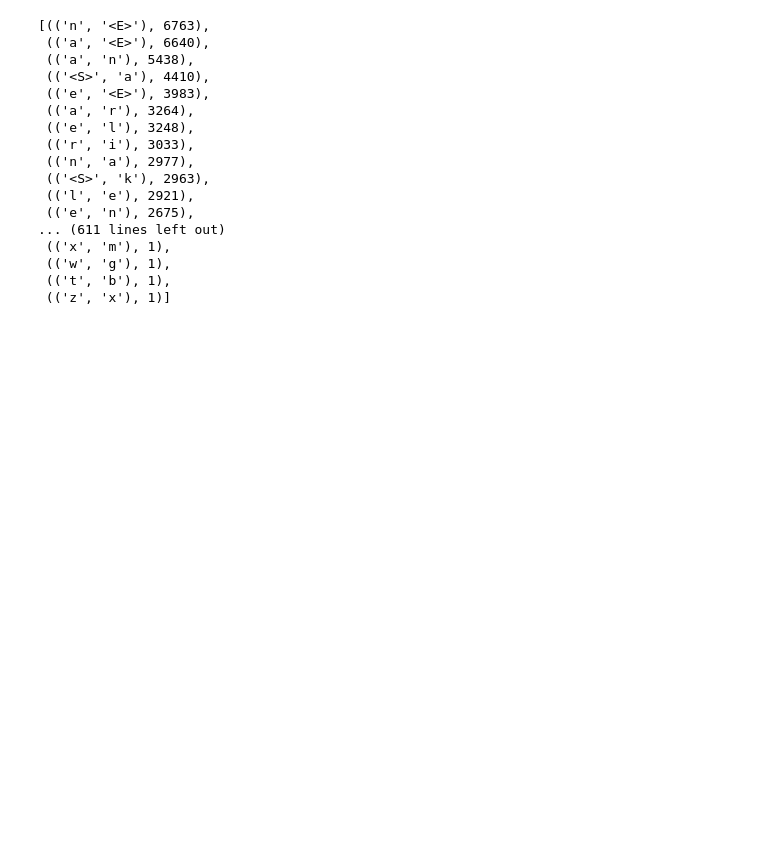
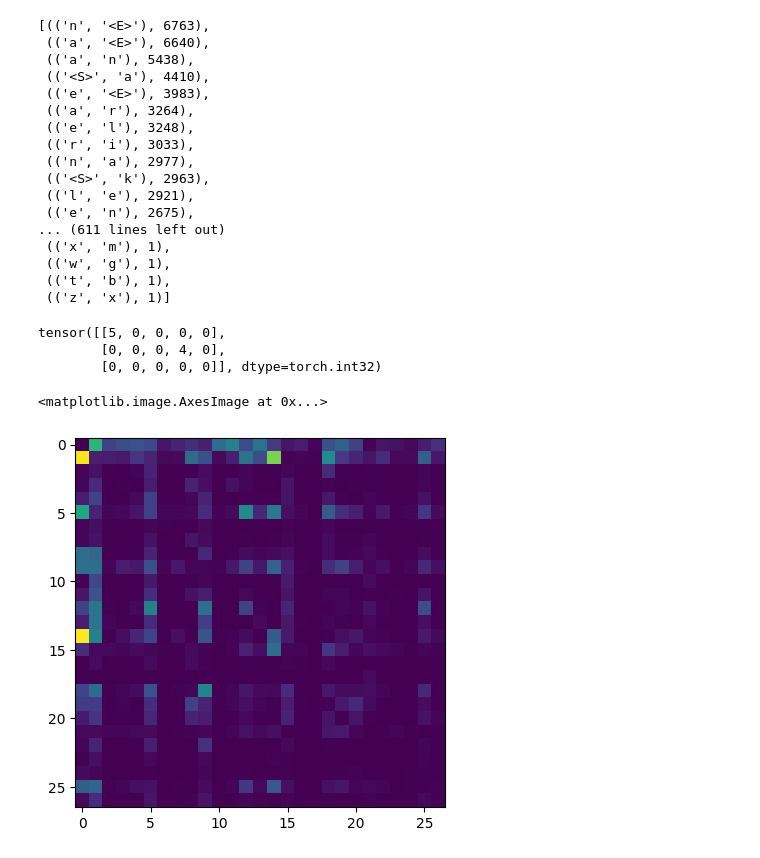
Before and after one commit to Decrescent398/transformers, a Jupyter notebook: nlp.ipynb, the cells around one changed output. Cells and saved outputs as stored; diff of their text form; code cells hidden in the pictures; blank space fills up the shorter version.

Commit message:
plots

```diff
--- a/nlp.ipynb
+++ b/nlp.ipynb
@@ -37,0 +42,6 @@ sorted(bigrams.items(), key=lambda kv: -kv[1])
+# %%
+a
+# %% [output]
+tensor([[5, 0, 0, 0, 0],
+        [0, 0, 0, 4, 0],
+        [0, 0, 0, 0, 0]], dtype=torch.int32)
@@ -37,0 +51,21 @@ sorted(bigrams.items(), key=lambda kv: -kv[1])
+# %%
+N = torch.zeros((27, 27), dtype=torch.int32)
+# %%
+chars = sorted(list(set(''.join(words))))
+
+stoi = {s:i+1 for i,s in enumerate(chars)}
+stoi['.'] = 0
+# %%
+bigrams = {}
+for word in words:
+    chars = ['.'] + list(word) + ['.']
+    for char1, char2 in zip(chars, chars[1:]):
+        ix1 = stoi[char1]
+        ix2 = stoi[char2]
+        N[ix1, ix2] += 1
+# %%
+import matplotlib.pyplot as plt
+plt.imshow(N)
+# %% [output]
+<matplotlib.image.AxesImage at 0x...>
+[figure, added]
```
Also changed, not shown: parts of 7 cells of this notebook.
